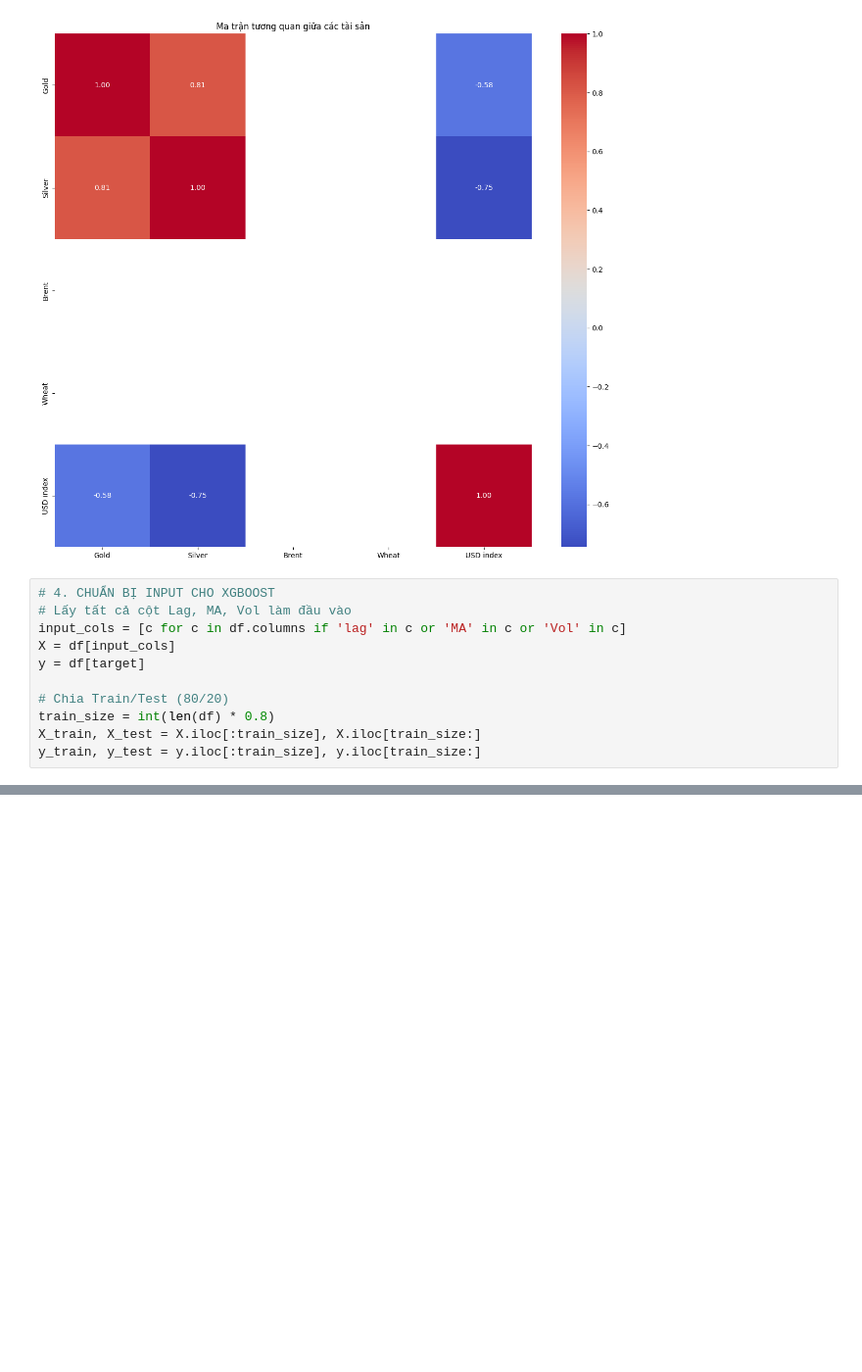
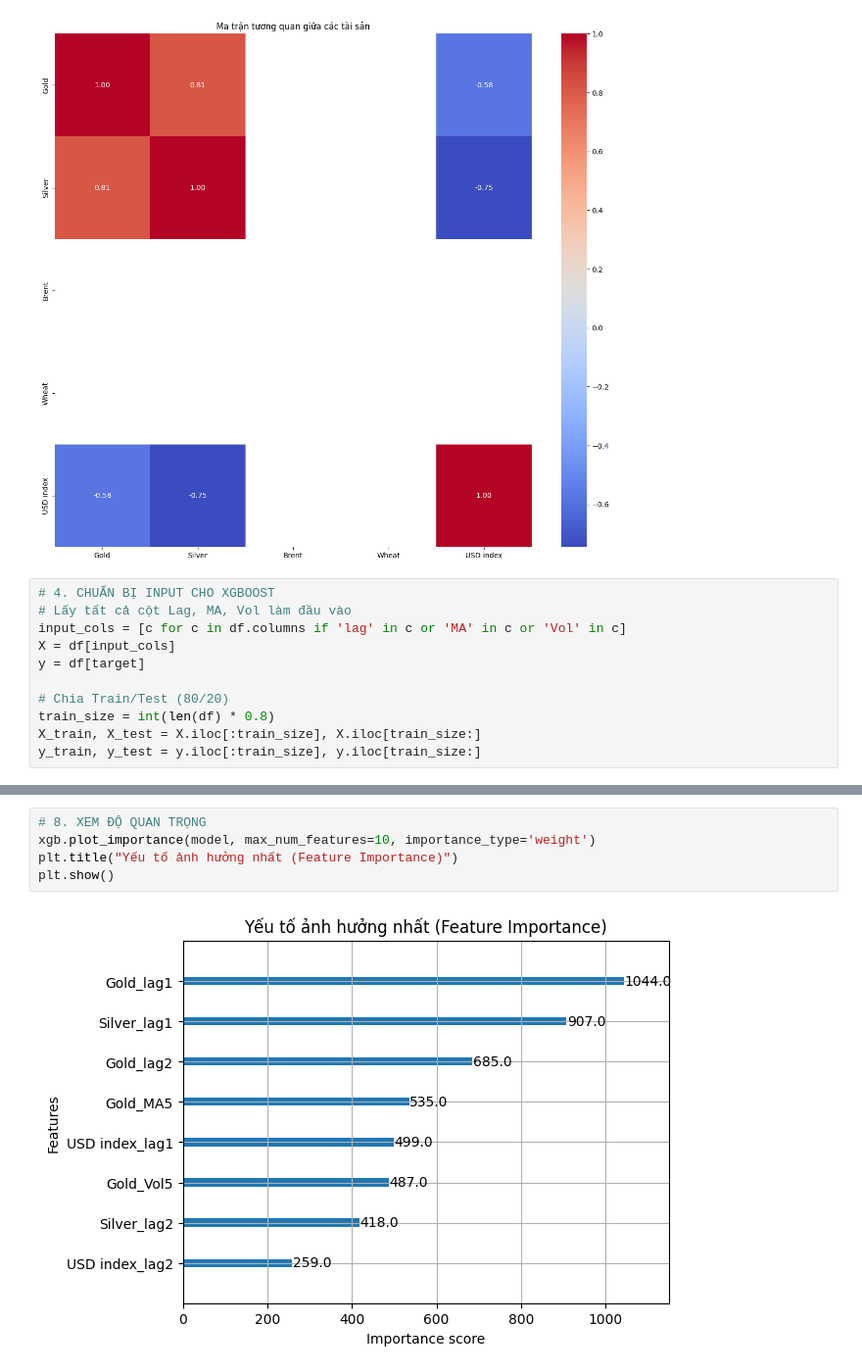
Before and after one commit to alice1204/TTCN2, a Jupyter notebook: nhap'/XGBoost.ipynb, the cells around one changed output, grey strips where cells are left out. Shown: that part at 98% size. Cells and saved outputs as stored; diff of their text form; blank space fills up the shorter version.

```diff
--- a/nhap'/XGBoost.ipynb
+++ b/nhap'/XGBoost.ipynb
@@ -72,0 +98,7 @@ X_train
+# %%
+# 8. XEM ĐỘ QUAN TRỌNG
+xgb.plot_importance(model, max_num_features=10, importance_type='weight')
+plt.title("Yếu tố ảnh hưởng nhất (Feature Importance)")
+plt.show()
+# %% [output]
+[figure, added]
```
Also changed, not shown: parts of 5 cells of this notebook, 6 other files.
